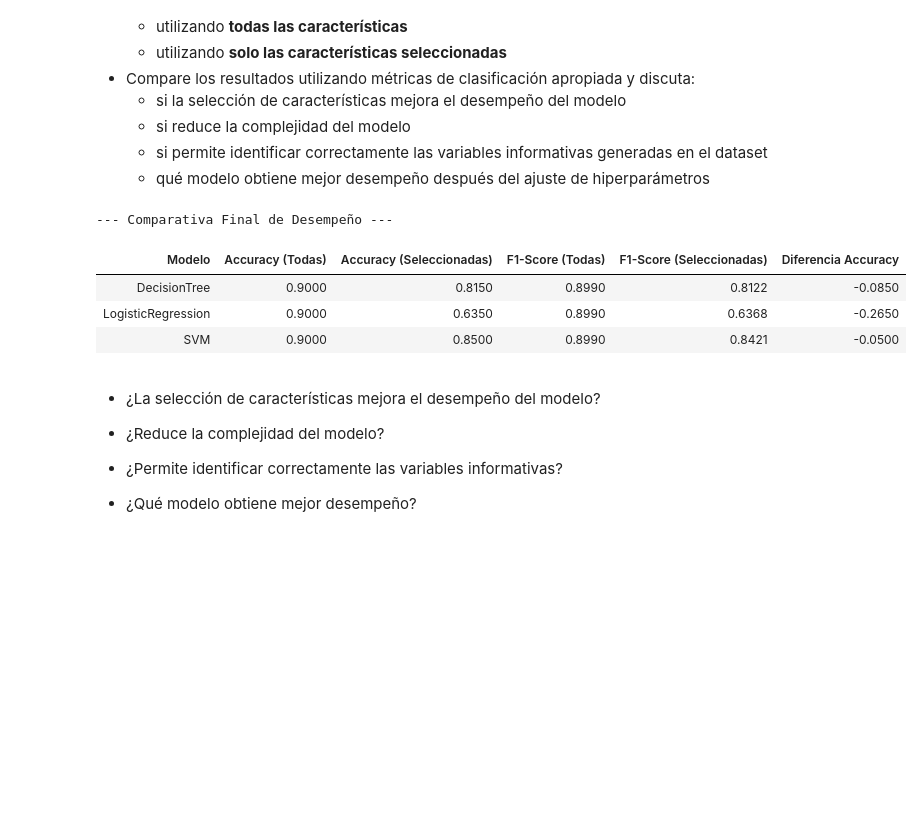
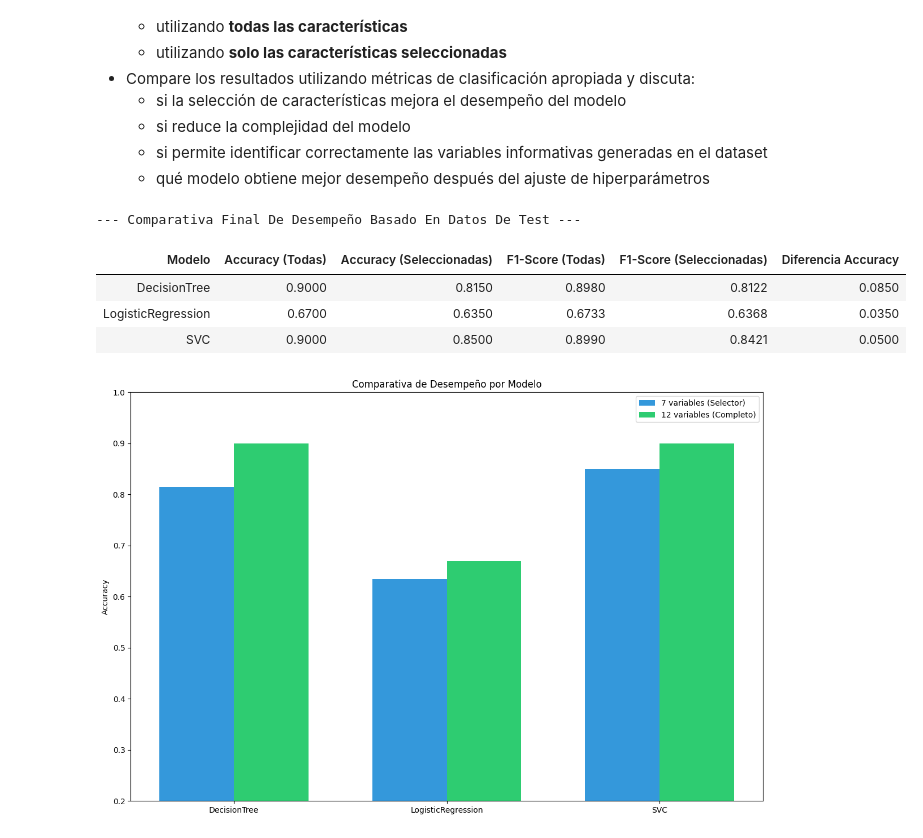
Before and after one commit to danielcorrea96/AprendizajeSupervisado, a Jupyter notebook: Script_C1_Daniel_Correa_Angarita.ipynb, the cells around one changed output. Saved outputs shown, nothing was run; the diff lists cells and outputs as text; code cells hidden in the pictures; blank space fills up the shorter version.

Commit message:
Se finaliza el trabajo.

```diff
--- a/Script_C1_Daniel_Correa_Angarita.ipynb
+++ b/Script_C1_Daniel_Correa_Angarita.ipynb
@@ -547,7 +583,7 @@ Utilice validación cruzada dentro de `GridSearchCV` para determinar la mejor co
 algorithms = {
     'DecisionTree': DecisionTreeClassifier(random_state=42),
     'LogisticRegression': LogisticRegression(random_state=42, max_iter=1000),
-    'SVM': SVC(random_state=42, probability=True)
+    'SVC': SVC(random_state=42, probability=True)
 }
 
 # Definimos los hiperparametros por modelo
@@ -561,7 +597,7 @@ parameters = {
         'C': [0.01, 0.1, 1, 10],
         'solver': ["lbfgs", "liblinear"]
     },
-    'SVM': {
+    'SVC': {
         'C': [0.1, 1, 10],
         'kernel': ["linear", "rbf"],
         'gamma': ["scale", "auto"]
@@ -572,7 +608,7 @@ parameters = {
 best_models = {}
 
 for name in algorithms:
-    print(f"Entrenando y optimizando: {name}...")
+    print(f"Entrenando y optimizando con datos de Train: {name}...")
 
     grid_search = GridSearchCV(
         estimator=algorithms[name],
@@ -620,6 +656,7 @@ Para cada modelo:
   - qué modelo obtiene mejor desempeño después del ajuste de hiperparámetros
 # %%
 from sklearn.metrics import accuracy_score, f1_score, precision_score, recall_score
+from sklearn.base import clone
 
 # Instanciamos el selector con los datos escalados
 chooser = SelectKBest(score_func=f_classif, k=7)
@@ -631,56 +668,76 @@ X_train_reduced = X_train_scaled.iloc[:, index_selected]
 X_test_reduced = X_test_scaled.iloc[:, index_selected]
 
 results = []
+name_models_arr = []
+accuracy_feature_selected_arr = []
+accuracy_all_feature_arr = []
 
 for name, grid in best_models.items():
     # Obtenemos el mejor estimador del GridSearchCV
-    final_model = grid.best_estimator_
+    model_all_features = grid.best_estimator_
 
     # --- Escenario 1: Evaluamos todas las caracteristicas ---
-    y_pred_all_features = final_model.predict(X_test_scaled)
-    accuracy_all_features = accuracy_score(y_test, y_pred_all)
-    f1_all_features = f1_score(y_test, y_pred_all)
+    y_pred_all_features = model_all_features.predict(X_test_scaled)
+    accuracy_all_features = accuracy_score(y_test, y_pred_all_features)
+    f1_all_features = f1_score(y_test, y_pred_all_features)
 
     # --- Escenario 2: Evaluamos caracteristicas seleccionadas ---
-    final_model.fit(X_train_reduced, y_train)
-    y_pred_selected = final_model.predict(X_test_reduced)
+    model_selected_features = clone(model_all_features)
+
+    model_selected_features.fit(X_train_reduced, y_train)
+    y_pred_selected = model_selected_features.predict(X_test_reduced)
     accuracy_features_selected = accuracy_score(y_test, y_pred_selected)
     f1_selected = f1_score(y_test, y_pred_selected)
 
     results.append({
         'Modelo': name,
         'Accuracy (Todas)': accuracy_all_features,
         'Accuracy (Seleccionadas)': accuracy_features_selected,
         'F1-Score (Todas)': f1_all_features,
         'F1-Score (Seleccionadas)': f1_selected,
-        'Diferencia Accuracy': accuracy_features_selected - accuracy_all_features
+        'Diferencia Accuracy': abs(accuracy_features_selected - accuracy_all_features)
     })
+    name_models_arr.append(name)
+    accuracy_feature_selected_arr.append(accuracy_features_selected)
+    accuracy_all_feature_arr.append(accuracy_all_features)
 
 # Crear DataFrame de resultados
 df_comparative = pd.DataFrame(results)
 
 # Estilizar la tabla para el taller
 style_table = df_comparative.style \
     .hide(axis="index") \
     .highlight_max(subset=['Accuracy (Seleccionadas)', 'F1-Score (Seleccionadas)'], color='green') \
     .format(precision=4)
 
-print("--- Comparativa Final de Desempeño ---")
+print("--- Comparativa Final De Desempeño Basado En Datos De Test ---")
 display(style_table)
+print()
+### ---------------------------- ###
+
+# Graficamos los resultados:
+import matplotlib.pyplot as plt
+
+n_models = np.arange(len(name_models_arr))
+width = 0.35
+
+fig, ax = plt.subplots(figsize=(12, 8))
+rects1 = ax.bar(n_models - width/2, accuracy_feature_selected_arr, width, label='7 variables (Selector)', color='#3498db')
+rects2 = ax.bar(n_models + width/2, accuracy_all_feature_arr, width, label='12 variables (Completo)', color='#2ecc71')
+
+ax.set_ylabel('Accuracy')
+ax.set_title('Comparativa de Desempeño por Modelo')
+ax.set_xticks(n_models)
+ax.set_xticklabels(name_models_arr)
+ax.set_ylim(0.2, 1.0)
+ax.legend()
+
+plt.tight_layout()
+plt.show()
 # %% [output]
---- Comparativa Final de Desempeño ---
+--- Comparativa Final De Desempeño Basado En Datos De Test ---
 | Modelo | Accuracy (Todas) | Accuracy (Seleccionadas) | F1-Score (Todas) | F1-Score (Seleccionadas) | Diferencia Accuracy |
-| DecisionTree | 0.9000 | 0.8150 | 0.8990 | 0.8122 | -0.0850 |
-| LogisticRegression | 0.9000 | 0.6350 | 0.8990 | 0.6368 | -0.2650 |
-| SVM | 0.9000 | 0.8500 | 0.8990 | 0.8421 | -0.0500 |
+| DecisionTree | 0.9000 | 0.8150 | 0.8980 | 0.8122 | 0.0850 |
+| LogisticRegression | 0.6700 | 0.6350 | 0.6733 | 0.6368 | 0.0350 |
+| SVC | 0.9000 | 0.8500 | 0.8990 | 0.8421 | 0.0500 |
+[figure, added]
-# %% [markdown]
-* ¿La selección de características mejora el desempeño del modelo?
-
-
-* ¿Reduce la complejidad del modelo?
-
-
-* ¿Permite identificar correctamente las variables informativas?
-
-
-* ¿Qué modelo obtiene mejor desempeño?
```
Also changed, not shown: parts of 3 cells of this notebook.
